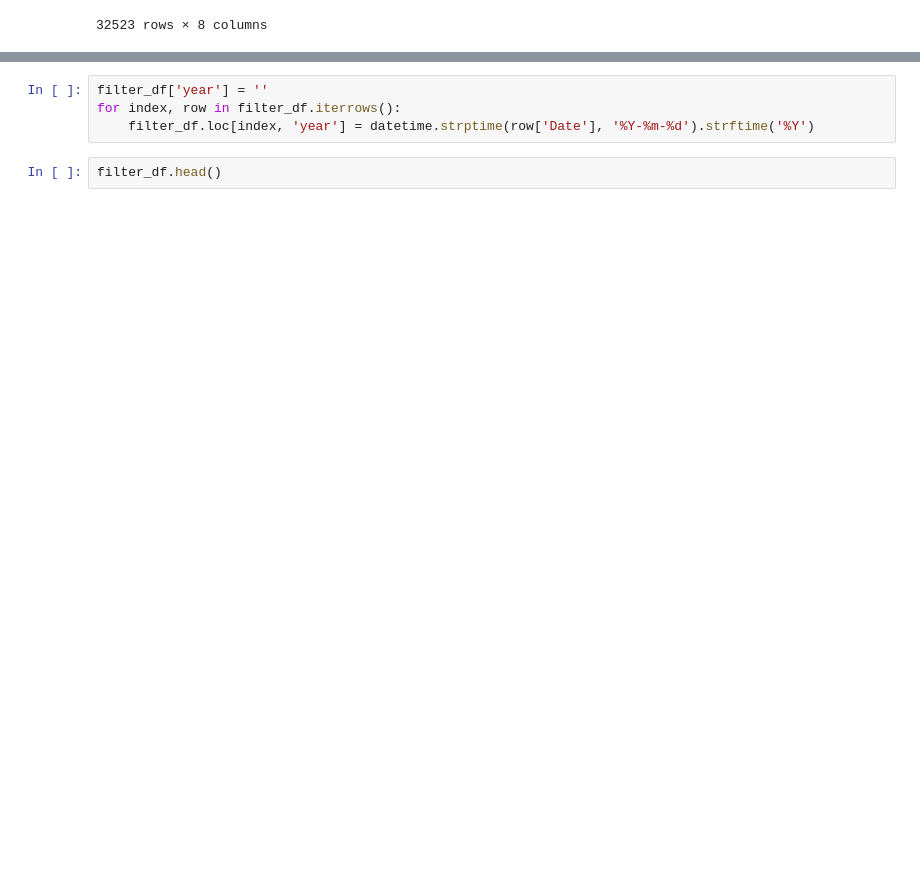
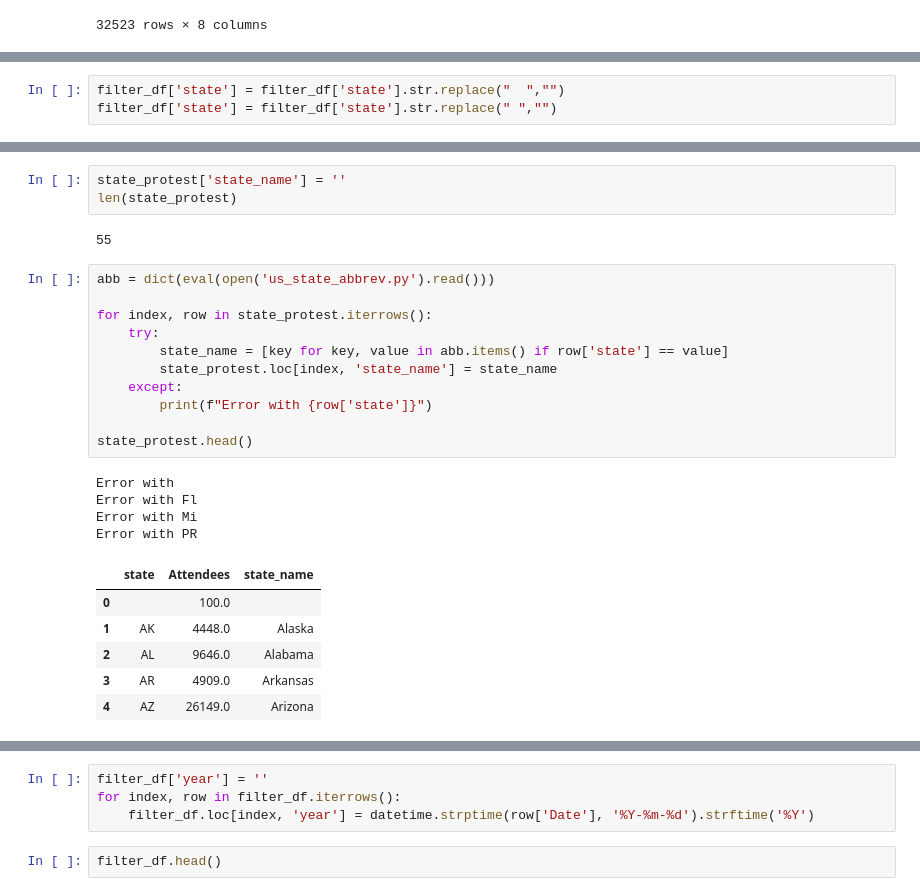
Before and after one commit to sasithwij/project1, a Jupyter notebook: protests.ipynb, the cells around one changed output, grey strips where cells are left out. Saved outputs shown, nothing was run; the diff lists cells and outputs as text; blank space fills up the shorter version.

```diff
--- a/protests.ipynb
+++ b/protests.ipynb
@@ -39,0 +73,3 @@ filter_df.head()
+# %%
+filter_df['state'] = filter_df['state'].str.replace("  ","")
+filter_df['state'] = filter_df['state'].str.replace(" ","")
@@ -40,3 +87,30 @@ filter_df.head()
+# %%
+state_protest['state_name'] = ''
+len(state_protest)
+# %% [output]
+55
+# %%
+abb = dict(eval(open('us_state_abbrev.py').read()))
+
+for index, row in state_protest.iterrows():
+    try:
+        state_name = [key for key, value in abb.items() if row['state'] == value]
+        state_protest.loc[index, 'state_name'] = state_name
+    except:
+        print(f"Error with {row['state']}")
+
+state_protest.head()
+# %% [output]
+Error with
+Error with Fl
+Error with Mi
+Error with PR
+|  | state | Attendees | state_name |
+| 0 |  | 100.0 |  |
+| 1 | AK | 4448.0 | Alaska |
+| 2 | AL | 9646.0 | Alabama |
+| 3 | AR | 4909.0 | Arkansas |
+| 4 | AZ | 26149.0 | Arizona |
 # %%
 # google search locations to obtain lat and lng
 
```
Also changed, not shown: parts of 29 cells of this notebook, 2 other files.
